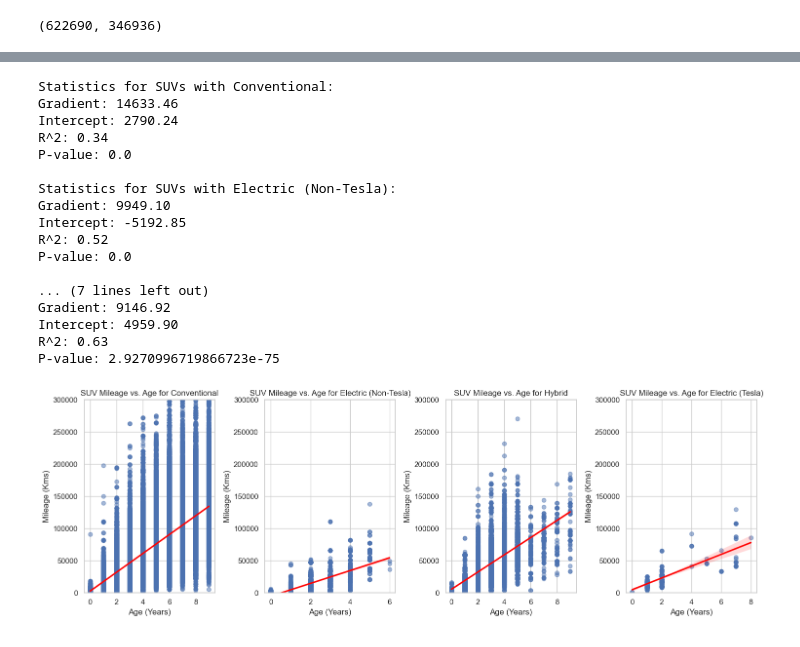
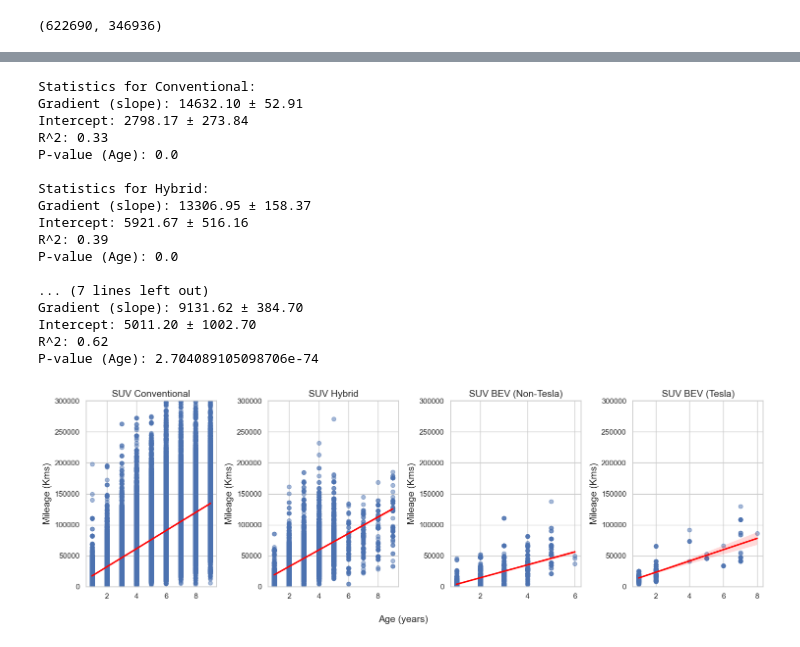
Before and after one commit to GunnerGitHub/Web-Scraping-for-Car-Data, a Jupyter notebook: Data Analysis/Mileage Analysis/MileageAnalysis.ipynb, the cells around one changed output, grey strips where cells are left out. Cells and saved outputs as stored; diff of their text form; code cells hidden in the pictures.

```diff
--- a/Data Analysis/Mileage Analysis/MileageAnalysis.ipynb
+++ b/Data Analysis/Mileage Analysis/MileageAnalysis.ipynb
@@ -44,6 +44,7 @@ removed, after_removal
 import numpy as np
 import matplotlib.pyplot as plt
 
+data = data[data['Age'] > 0]
 
 # Group data by 'Fuel Type Adjusted' and 'Age', then calculate the median and percentiles for each group
 grouped_data = data.groupby(['Fuel Type Adjusted', 'Age']).agg(
@@ -134,6 +154,7 @@ current_year = pd.Timestamp.now().year
 
 # Add 'Age' column
 data['Age'] = current_year - data['Year']
+data = data[data['Age'] > 0]
 # %%
 import seaborn as sns
 import statsmodels.api as sm
@@ -209,7 +253,8 @@ P-value: 0.0
 suv_data = data[data['Car Type'] == 'suv']
 
 # List of unique fuel types adjusted for SUVs
-fuel_types = suv_data['Fuel Type Adjusted'].unique()
+#fuel_types = suv_data['Fuel Type Adjusted'].unique()
+fuel_types = ['Conventional', 'Hybrid', 'Electric (Non-Tesla)', 'Electric (Tesla)']
 
 # Create a figure for SUV plots
 fig, axs = plt.subplots(1, len(fuel_types), figsize=(15, 5))  # Adjust to have all plots in a single row
@@ -222,52 +267,66 @@ for i, fuel_type in enumerate(fuel_types):
 
     # Create a regplot on the appropriate subplot
     sns.regplot(x='Age', y='Mileage', data=subset, ax=axs[i],
                 line_kws={'color': 'red'}, scatter_kws={'alpha': 0.5})
 
     # Set plot limits for mileage
     axs[i].set_ylim(0, 300000)  # Adjusting the y-axis limit to 0 to 300,000 kms
 
     # Setting titles and labels
-    axs[i].set_title(f'SUV Mileage vs. Age for {fuel_type}')
-    axs[i].set_xlabel('Age (Years)')
-    axs[i].set_ylabel('Mileage (Kms)')
+    type_fuel = fuel_type
+    if fuel_type == 'Electric (Non-Tesla)':
+        type_fuel = 'BEV (Non-Tesla)'
+    if fuel_type == 'Electric (Tesla)':
+        type_fuel = 'BEV (Tesla)'
+
+    axs[i].set_title(f'SUV {type_fuel}', fontsize=14)
+    #axs[i].set_xlabel('Age (Years)')
+    axs[i].set_xlabel('')
+    axs[i].set_ylabel('Mileage (Kms)', fontsize=14)
 
     # Prepare the data for linear regression using statsmodels
     X = subset['Age']
     y = subset['Mileage']
 
     # Add a constant to the independent variable
     X = sm.add_constant(X)
 
     # Fit the linear model
     model = sm.OLS(y, X).fit()
 
+    # Extract gradient (slope) and intercept with their standard errors
+    gradient = model.params['Age']
+    intercept = model.params['const']
+    gradient_se = model.bse['Age']
+    intercept_se = model.bse['const']
+
     # Print the statistics
-    print(f'Statistics for SUVs with {fuel_type}:')
-    print(f"Gradient: {model.params['Age']:.2f}")
-    print(f"Intercept: {model.params['const']:.2f}")
+    print(f'Statistics for {fuel_type}:')
+    print(f"Gradient (slope): {gradient:.2f} ± {gradient_se:.2f}")
+    print(f"Intercept: {intercept:.2f} ± {intercept_se:.2f}")
     print(f"R^2: {model.rsquared:.2f}")
-    print(f"P-value: {model.pvalues['Age']}\n")
+    print(f"P-value (Age): {model.pvalues['Age']}\n")
 
 # Adjust layout to prevent overlap
+fig.supxlabel('Age (years)', fontsize=14)
 plt.tight_layout()
 plt.show()
 # %% [output]
-Statistics for SUVs with Conventional:
-Gradient: 14633.46
-Intercept: 2790.24
-R^2: 0.34
-P-value: 0.0
+Statistics for Conventional:
+Gradient (slope): 14632.10 ± 52.91
+Intercept: 2798.17 ± 273.84
+R^2: 0.33
+P-value (Age): 0.0
 
-Statistics for SUVs with Electric (Non-Tesla):
-Gradient: 9949.10
-Intercept: -5192.85
-R^2: 0.52
-P-value: 0.0
+Statistics for Hybrid:
+Gradient (slope): 13306.95 ± 158.37
+Intercept: 5921.67 ± 516.16
+R^2: 0.39
+P-value (Age): 0.0
 
 ... (7 lines left out)
-Gradient: 9146.92
-Intercept: 4959.90
-R^2: 0.63
-P-value: 2.9270996719866723e-75
+Gradient (slope): 9131.62 ± 384.70
+Intercept: 5011.20 ± 1002.70
+R^2: 0.62
+P-value (Age): 2.704089105098706e-74
-[figure, old version]
+[figure, new version]
```
Also changed, not shown: parts of 3 cells of this notebook.
